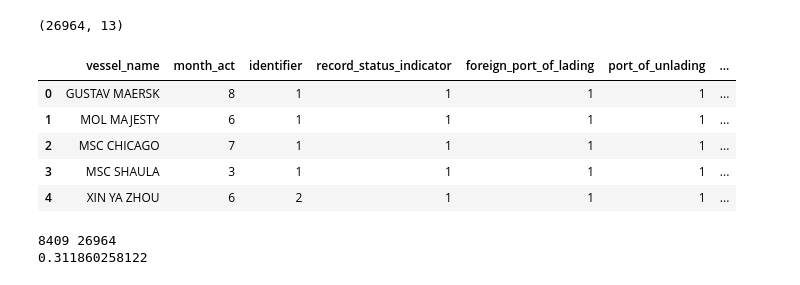
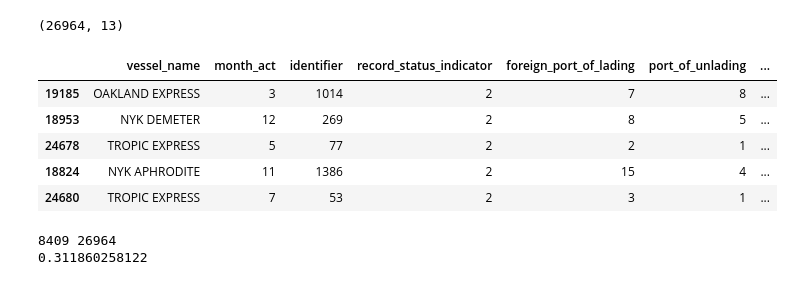
Before and after one commit to sms2015/Logistics, a Jupyter notebook: Bill of Lading - Data Understanding - Part 4.ipynb, the cells around one changed output. Drawn from its saved outputs; the diff is of its cells as text; code cells hidden in the pictures.

```diff
--- a/Bill of Lading - Data Understanding - Part 4.ipynb
+++ b/Bill of Lading - Data Understanding - Part 4.ipynb
@@ -341,14 +343,14 @@ voyage_stats_all.shape
 # %% [output]
 (26964, 13)
 # %%
-voyage_stats_all.head()
+voyage_stats_all.sort_values('actual_arrival_date',ascending = False).head()
 # %% [output]
 |  | vessel_name | month_act | identifier | record_status_indicator | foreign_port_of_lading | port_of_unlading | ... |
-| 0 | GUSTAV MAERSK | 8 | 1 | 1 | 1 | 1 | ... |
-| 1 | MOL MAJESTY | 6 | 1 | 1 | 1 | 1 | ... |
-| 2 | MSC CHICAGO | 7 | 1 | 1 | 1 | 1 | ... |
-| 3 | MSC SHAULA | 3 | 1 | 1 | 1 | 1 | ... |
-| 4 | XIN YA ZHOU | 6 | 2 | 1 | 1 | 1 | ... |
+| 19185 | OAKLAND EXPRESS | 3 | 1014 | 2 | 7 | 8 | ... |
+| 18953 | NYK DEMETER | 12 | 269 | 2 | 8 | 5 | ... |
+| 24678 | TROPIC EXPRESS | 5 | 77 | 2 | 2 | 1 | ... |
+| 18824 | NYK APHRODITE | 11 | 1386 | 2 | 15 | 4 | ... |
+| 24680 | TROPIC EXPRESS | 7 | 53 | 2 | 3 | 1 | ... |
 # %%
 #arrivals per vessel
 print len(voyage_stats_all[voyage_stats_all.actual_arrival_date > 2]), len(voyage_stats_all)
```
Also changed, not shown: parts of 24 cells of this notebook.
